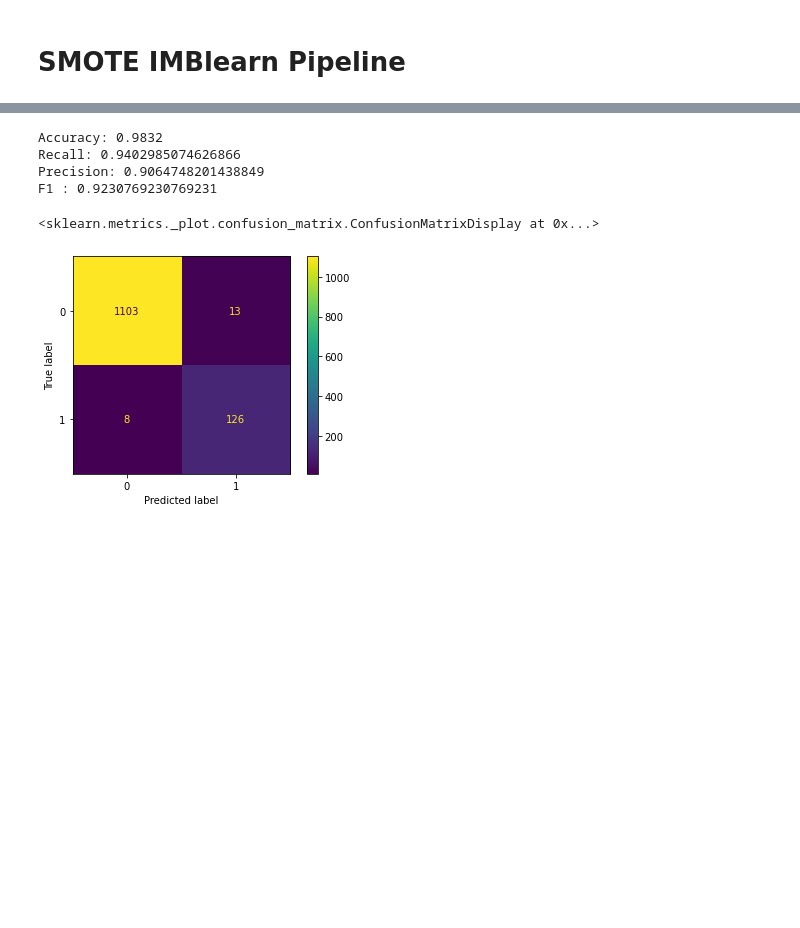
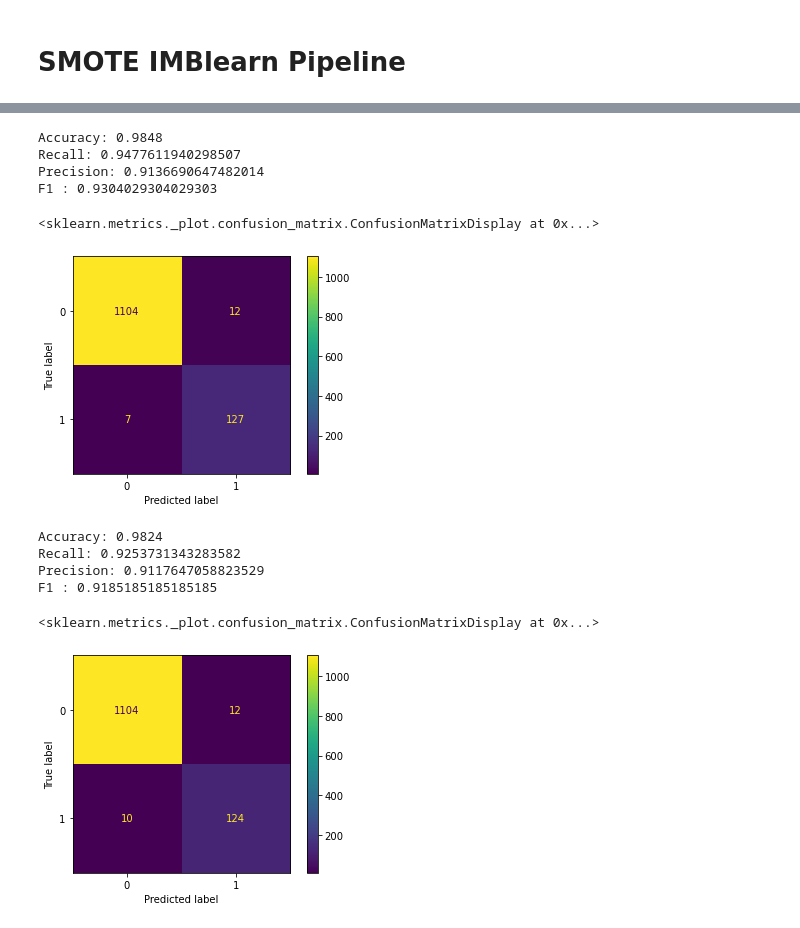
Before and after one commit to JalilSarwari/phase_3_project_jalil, a Jupyter notebook: modeling.ipynb, the cells around one changed output, grey strips where cells are left out. Saved outputs shown, nothing was run; the diff lists cells and outputs as text; code cells hidden in the pictures; blank space fills up the shorter version.

```diff
--- a/modeling.ipynb
+++ b/modeling.ipynb
@@ -183,8 +181,8 @@ smote_grid = [{'RF__n_estimators':[100,250,400,600,800,1000],
          'under__sampling_strategy': [0.5, 0.6, 0.7,0.8,0.9,1]     }]
 smote_gridsearch = GridSearchCV(estimator=smote_pipeline,
                           param_grid=smote_grid,
-                          scoring='precision',
-                          cv=3,
+                          scoring='roc_auc',
+                          cv=8,
                           n_jobs=-1
                           )
 # %%
@@ -228,8 +229,9 @@ F1 : 0.9064748201438849
 <sklearn.metrics._plot.confusion_matrix.ConfusionMatrixDisplay at 0x...>
 [figure]
 # %%
-good_pipe = imb_pipe(steps=[('over', SMOTE(sampling_strategy=0.4,random_state=3)),
-                ('under', RandomUnderSampler(sampling_strategy=0.5,random_state=3)),
+good_pipe = imb_pipe(steps=[('over', SMOTE( sampling_strategy=0.4)),
+                ('under',
+                 RandomUnderSampler( sampling_strategy=0.5)),
                 ('RF',
                  RandomForestClassifier(max_depth=6, min_samples_split=5,
-                                        n_estimators=100,random_state=123))])
+                                        n_estimators=400))])
@@ -245,4 +245,5 @@ Pipeline(steps=[('over', SMOTE(random_state=3, sampling_strategy=0.4)),
 # %%
+good_pipe.fit(X_train,y_train)
 good_y_pred = good_pipe.predict(X_test)
 print("Accuracy: {}".format(accuracy_score(y_test,good_y_pred)))
 print("Recall: {}".format(recall_score(y_test,good_y_pred)))
@@ -250,9 +251,32 @@ print("Precision: {}".format(precision_score(y_test,good_y_pred)))
 print("F1 : {}".format(f1_score(y_test,good_y_pred)))
 plot_confusion_matrix(good_pipe,X_test,y_test)
 # %% [output]
-Accuracy: 0.9832
-Recall: 0.9402985074626866
-Precision: 0.9064748201438849
-F1 : 0.9230769230769231
+Accuracy: 0.9848
+Recall: 0.9477611940298507
+Precision: 0.9136690647482014
+F1 : 0.9304029304029303
 <sklearn.metrics._plot.confusion_matrix.ConfusionMatrixDisplay at 0x...>
 [figure]
+# %%
+roc_pipe = imb_pipe(steps=[('over', SMOTE( sampling_strategy=0.4)),
+                ('under',
+                 RandomUnderSampler( sampling_strategy=0.5)),
+                ('RF',
+                 RandomForestClassifier(max_depth=6, min_samples_split=5,
+                                        n_estimators=400))])
+# %%
+roc_pipe.fit(X_train,y_train)
+
+roc_y_pred = roc_pipe.predict(X_test)
+print("Accuracy: {}".format(accuracy_score(y_test,roc_y_pred)))
+print("Recall: {}".format(recall_score(y_test,roc_y_pred)))
+print("Precision: {}".format(precision_score(y_test,roc_y_pred)))
+print("F1 : {}".format(f1_score(y_test,roc_y_pred)))
+plot_confusion_matrix(roc_pipe,X_test,y_test)
+# %% [output]
+Accuracy: 0.9824
+Recall: 0.9253731343283582
+Precision: 0.9117647058823529
+F1 : 0.9185185185185185
+<sklearn.metrics._plot.confusion_matrix.ConfusionMatrixDisplay at 0x...>
+[figure, added]
```
Also changed, not shown: parts of 7 cells of this notebook.
